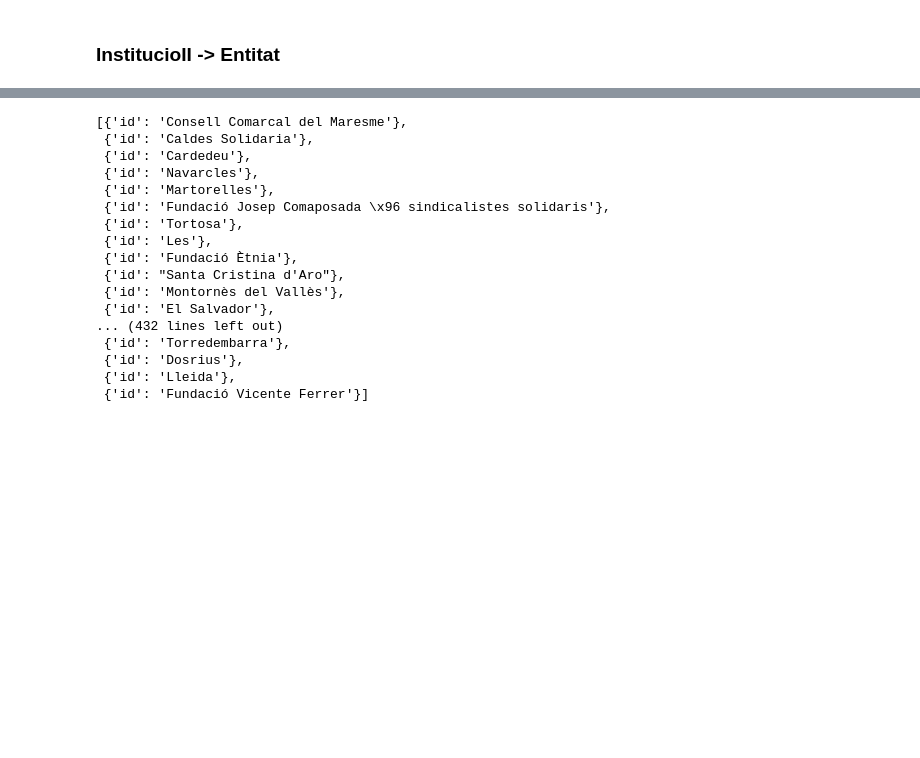
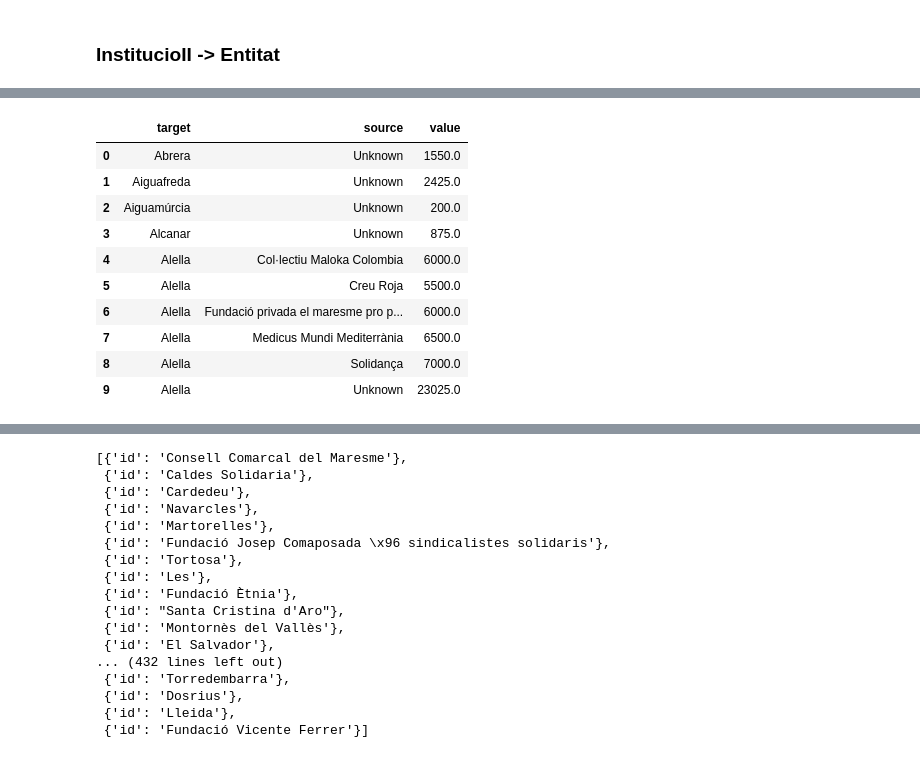
Before and after one commit to victorgd97/COOPproject, a Jupyter notebook: data-processing/sankey/data processing for sankey diagram .ipynb, the cells around one changed output, grey strips where cells are left out. Saved outputs shown, nothing was run; the diff lists cells and outputs as text; code cells hidden in the pictures; blank space fills up the shorter version.

```diff
--- a/data-processing/sankey/data processing for sankey diagram .ipynb
+++ b/data-processing/sankey/data processing for sankey diagram .ipynb
@@ -24,2 +36,2 @@ df.head()
 # %%
-df2 = df[['Any', 'InstitucioII', 'Entitat', 'Pais', 'Subvenció']].dropna(how='all')
+df2 = df[['Any', 'GovLevel', 'Entitat', 'Pais', 'Subvenció']].dropna(how='all')
@@ -121,3 +118,17 @@ nodes = list(links2018['target'].unique()) + list(links2018['source'].unique())
 nodes_list = list(set(nodes))
 # %%
 nodes2018 = pd.DataFrame(nodes_list, columns = ["id"])
+# %%
+links2018.head(10)
+# %% [output]
+|  | target | source | value |
+| 0 | Abrera | Unknown | 1550.0 |
+| 1 | Aiguafreda | Unknown | 2425.0 |
+| 2 | Aiguamúrcia | Unknown | 200.0 |
+| 3 | Alcanar | Unknown | 875.0 |
+| 4 | Alella | Col·lectiu Maloka Colombia | 6000.0 |
+| 5 | Alella | Creu Roja | 5500.0 |
+| 6 | Alella | Fundació privada el maresme pro p... | 6000.0 |
+| 7 | Alella | Medicus Mundi Mediterrània | 6500.0 |
+| 8 | Alella | Solidança | 7000.0 |
+| 9 | Alella | Unknown | 23025.0 |
```
Also changed, not shown: parts of 18 cells of this notebook, 1 other file.
